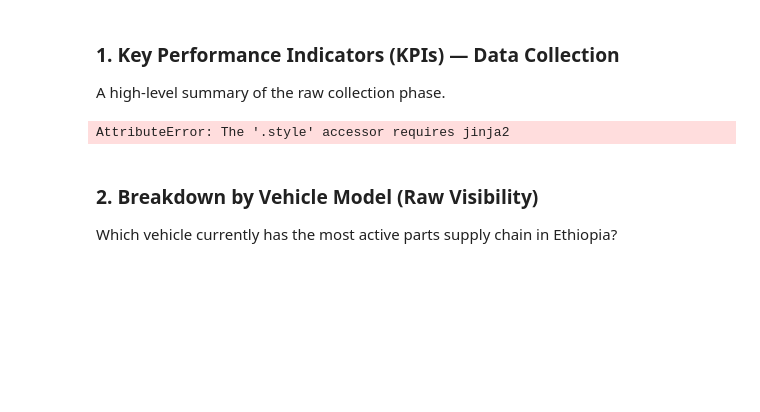
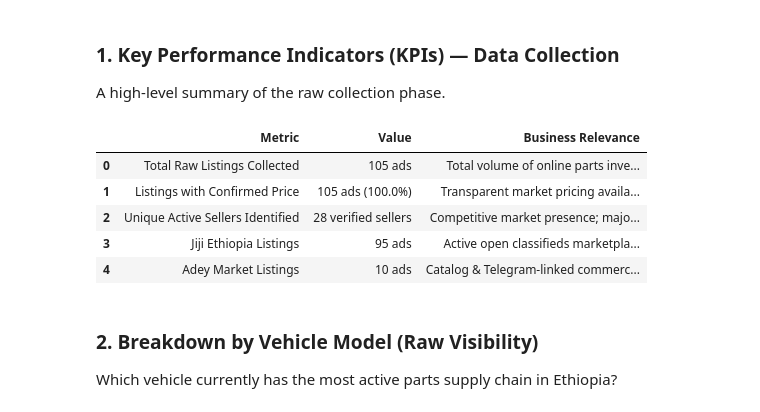
Before and after one commit to Henok0728/EV-PARTS-ANALYSIS, a Jupyter notebook: 2_RAW_DATA_SCRAPING.ipynb, the cells around one changed output. Saved outputs shown, nothing was run; the diff lists cells and outputs as text; code cells hidden in the pictures; blank space fills up the shorter version.

```diff
--- a/2_RAW_DATA_SCRAPING.ipynb
+++ b/2_RAW_DATA_SCRAPING.ipynb
@@ -43,35 +43,39 @@ total_listings = len(df_raw)
 priced_listings = len(df_raw[df_raw['advertised_price'].notna() & (df_raw['advertised_price'] != '')])
 marketplaces = df_raw['marketplace'].value_counts().to_dict()
 sellers_count = df_raw['seller_name'].replace('', None).dropna().nunique()
 
 summary_df = pd.DataFrame({
     'Metric': [
         'Total Raw Listings Collected',
         'Listings with Confirmed Price',
         'Unique Active Sellers Identified',
         'Jiji Ethiopia Listings',
         'Adey Market Listings'
     ],
     'Value': [
         f"{total_listings} ads",
         f"{priced_listings} ads ({priced_listings/total_listings*100:.1f}%)",
         f"{sellers_count} verified sellers",
         f"{marketplaces.get('Jiji Ethiopia', 0)} ads",
         f"{marketplaces.get('Adey Market', 0)} ads"
     ],
     'Business Relevance': [
         'Total volume of online parts inventory identified in Ethiopia',
         'Transparent market pricing available for immediate cost benchmarking',
         'Competitive market presence; majority located in Addis Ababa',
         'Active open classifieds marketplace with individual merchants',
         'Catalog & Telegram-linked commercial importer network'
     ]
 })
 
-summary_df.style.set_properties(**{'text-align': 'left'})
 summary_df
 # %% [output]
-AttributeError: The '.style' accessor requires jinja2
+|  | Metric | Value | Business Relevance |
+| 0 | Total Raw Listings Collected | 105 ads | Total volume of online parts inve... |
+| 1 | Listings with Confirmed Price | 105 ads (100.0%) | Transparent market pricing availa... |
+| 2 | Unique Active Sellers Identified | 28 verified sellers | Competitive market presence; majo... |
+| 3 | Jiji Ethiopia Listings | 95 ads | Active open classifieds marketpla... |
+| 4 | Adey Market Listings | 10 ads | Catalog & Telegram-linked commerc... |
 # %% [markdown]
 ### 2. Breakdown by Vehicle Model (Raw Visibility)
 Which vehicle currently has the most active parts supply chain in Ethiopia?
```
Also changed, not shown: parts of 3 cells of this notebook, 6 other files.
